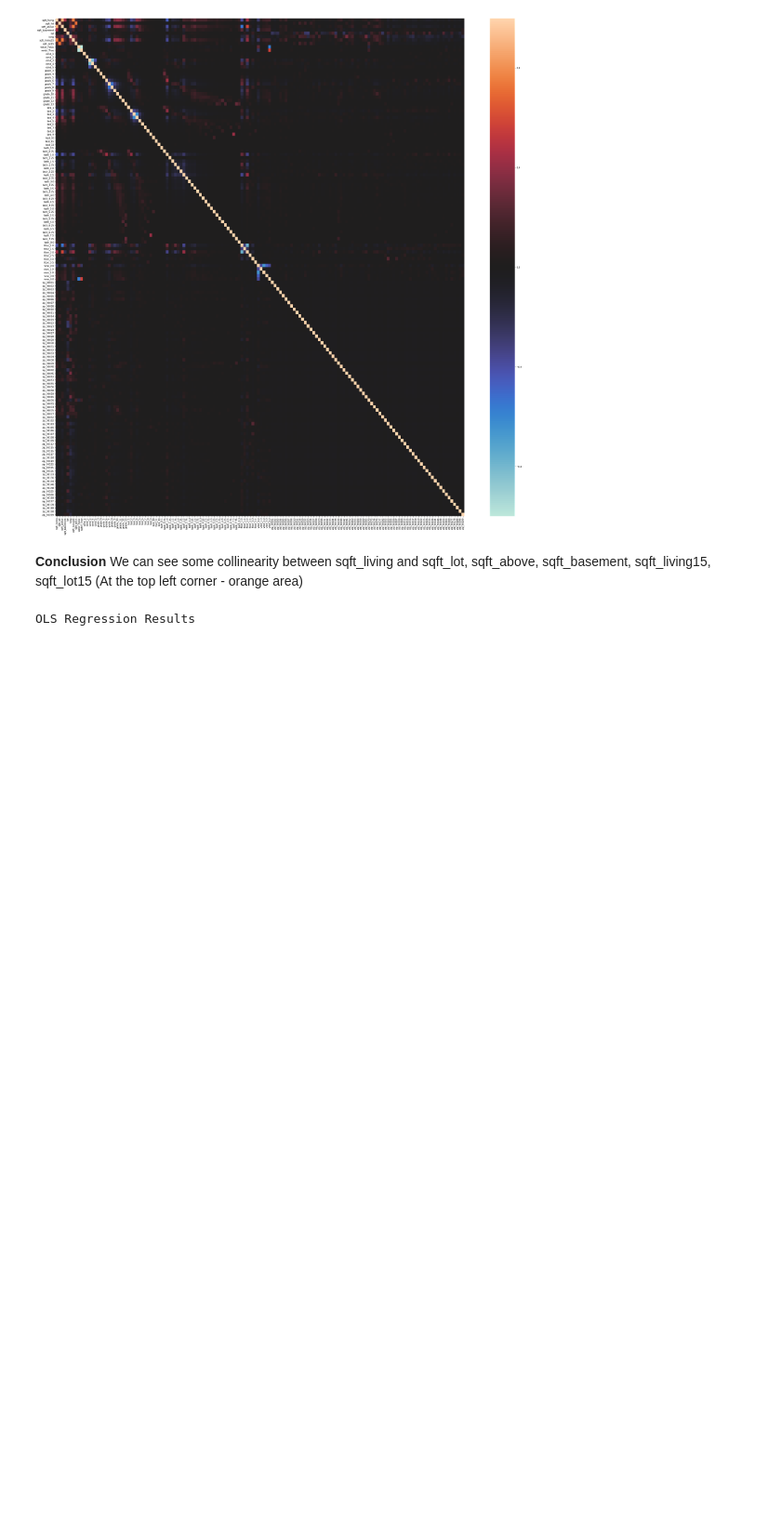
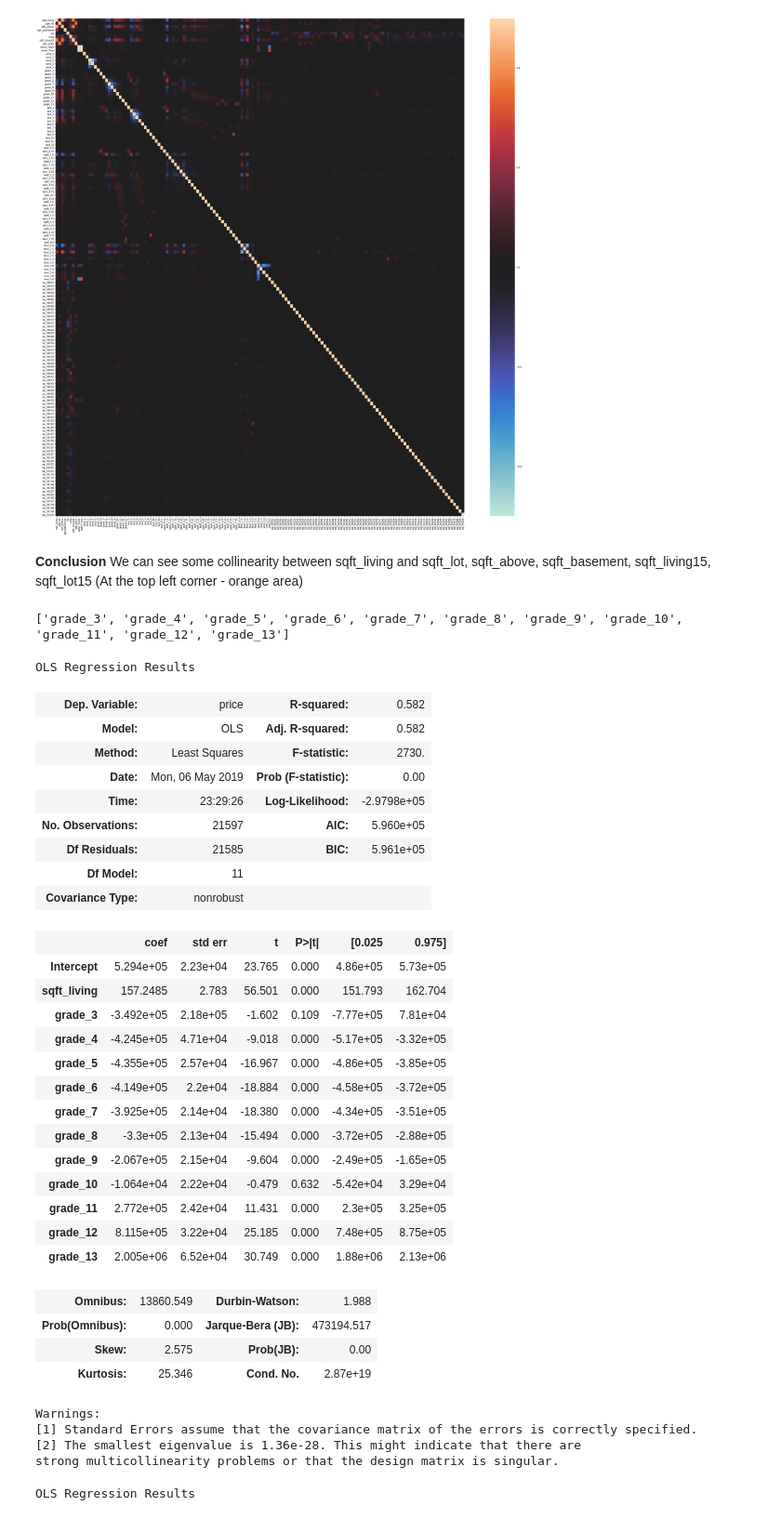
Before and after one commit to harrisonhardin/houston-ds-042219-mod1-project, a Jupyter notebook: multiple-collinearity.ipynb, the cells around one changed output. Shown: that part at 93% size. Drawn from its saved outputs; the diff is of its cells as text; code cells hidden in the pictures; blank space fills up the shorter version.

```diff
--- a/multiple-collinearity.ipynb
+++ b/multiple-collinearity.ipynb
@@ -14,14 +21,14 @@ The objective here is to identify multicollinearity between our features.
 # %%
 # Reload our cleaned dataset and perform date typing
 import pandas as pd
+import housing_data as hd
 
 df = pd.read_csv('cleaned_kc_house_data.csv')
 
 # We can see that the datetime format is not kept. Let's fix it
 date_columns = ['date', 'yr_built', 'yr_renovated']
 
-for date_column in date_columns:
-    df[date_column] = pd.to_datetime(df[date_column], format='%Y/%m/%d')
+df = hd.format_date_columns(df, date_columns)
 
 df.head()
 # %% [output]
@@ -78,6 +77,54 @@ sns.heatmap(data_pred.corr(), center=0);
 **Conclusion** We can see some collinearity between sqft_living and sqft_lot, sqft_above, sqft_basement, sqft_living15, sqft_lot15 (At the top left corner - orange area)
 # %%
 from statsmodels.formula.api import ols
+# %%
+grade_columns = hd.get_prefixed_column_names(df, 'grade_')
+
+print(grade_columns)
+
+outcome = 'price'
+x_cols = ['sqft_living', 'lat', 'long']
+
+x_cols = ['sqft_living'] + grade_columns
+
+predictors = '+'.join(x_cols)
+formula = outcome + "~" + predictors
+model = ols(formula=formula, data=df).fit()
+model.summary()
+# %% [output]
+['grade_3', 'grade_4', 'grade_5', 'grade_6', 'grade_7', 'grade_8', 'grade_9', 'grade_10', 'grade_11', 'grade_12', 'grade_13']
+OLS Regression Results
+| Dep. Variable: | price | R-squared: | 0.582 |
+| Model: | OLS | Adj. R-squared: | 0.582 |
+| Method: | Least Squares | F-statistic: | 2730. |
+| Date: | Mon, 06 May 2019 | Prob (F-statistic): | 0.00 |
+| Time: | 23:29:26 | Log-Likelihood: | -2.9798e+05 |
+| No. Observations: | 21597 | AIC: | 5.960e+05 |
+| Df Residuals: | 21585 | BIC: | 5.961e+05 |
+| Df Model: | 11 |  |  |
+| Covariance Type: | nonrobust |  |  |
+|  | coef | std err | t | P>|t| | [0.025 | 0.975] |
+| Intercept | 5.294e+05 | 2.23e+04 | 23.765 | 0.000 | 4.86e+05 | 5.73e+05 |
+| sqft_living | 157.2485 | 2.783 | 56.501 | 0.000 | 151.793 | 162.704 |
+| grade_3 | -3.492e+05 | 2.18e+05 | -1.602 | 0.109 | -7.77e+05 | 7.81e+04 |
+| grade_4 | -4.245e+05 | 4.71e+04 | -9.018 | 0.000 | -5.17e+05 | -3.32e+05 |
+| grade_5 | -4.355e+05 | 2.57e+04 | -16.967 | 0.000 | -4.86e+05 | -3.85e+05 |
+| grade_6 | -4.149e+05 | 2.2e+04 | -18.884 | 0.000 | -4.58e+05 | -3.72e+05 |
+| grade_7 | -3.925e+05 | 2.14e+04 | -18.380 | 0.000 | -4.34e+05 | -3.51e+05 |
+| grade_8 | -3.3e+05 | 2.13e+04 | -15.494 | 0.000 | -3.72e+05 | -2.88e+05 |
+| grade_9 | -2.067e+05 | 2.15e+04 | -9.604 | 0.000 | -2.49e+05 | -1.65e+05 |
+| grade_10 | -1.064e+04 | 2.22e+04 | -0.479 | 0.632 | -5.42e+04 | 3.29e+04 |
+| grade_11 | 2.772e+05 | 2.42e+04 | 11.431 | 0.000 | 2.3e+05 | 3.25e+05 |
+| grade_12 | 8.115e+05 | 3.22e+04 | 25.185 | 0.000 | 7.48e+05 | 8.75e+05 |
+| grade_13 | 2.005e+06 | 6.52e+04 | 30.749 | 0.000 | 1.88e+06 | 2.13e+06 |
+| Omnibus: | 13860.549 | Durbin-Watson: | 1.988 |
+| Prob(Omnibus): | 0.000 | Jarque-Bera (JB): | 473194.517 |
+| Skew: | 2.575 | Prob(JB): | 0.00 |
+| Kurtosis: | 25.346 | Cond. No. | 2.87e+19 |
+Warnings:
+[1] Standard Errors assume that the covariance matrix of the errors is correctly specified.
+[2] The smallest eigenvalue is 1.36e-28. This might indicate that there are
+strong multicollinearity problems or that the design matrix is singular.
 # %%
 data_per_zipcode = df[df['zip_98146'] == 1]
 
```
Also changed, not shown: parts of 2 cells of this notebook, 1 other file.
